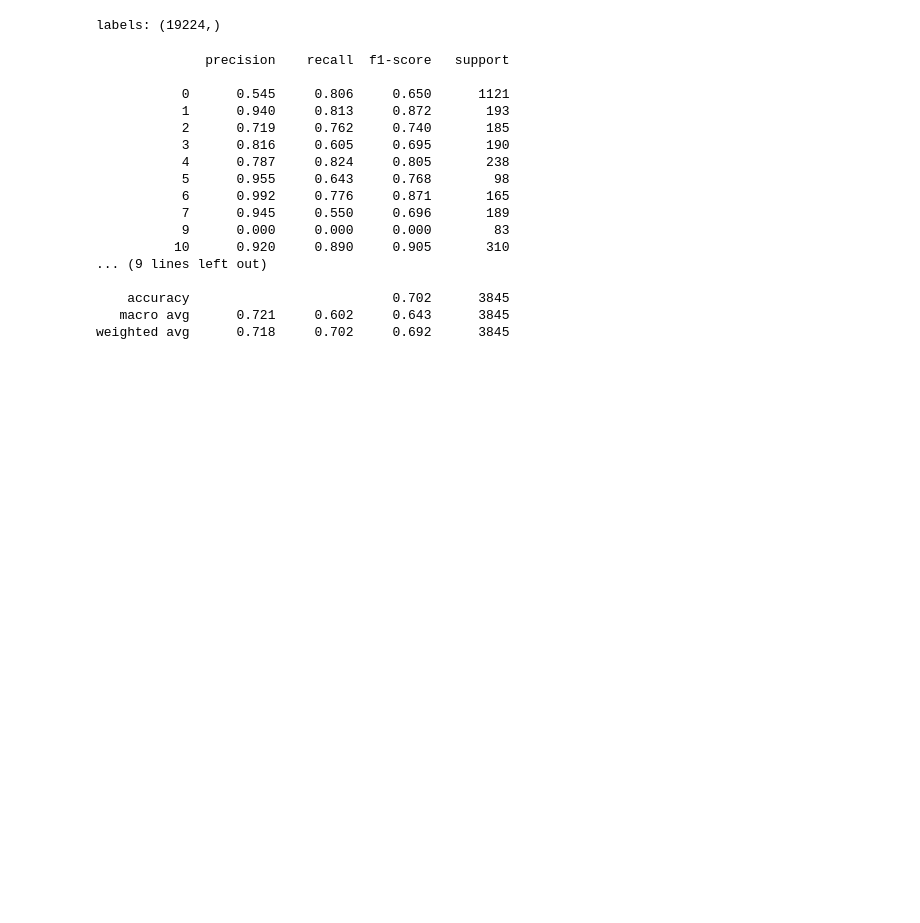
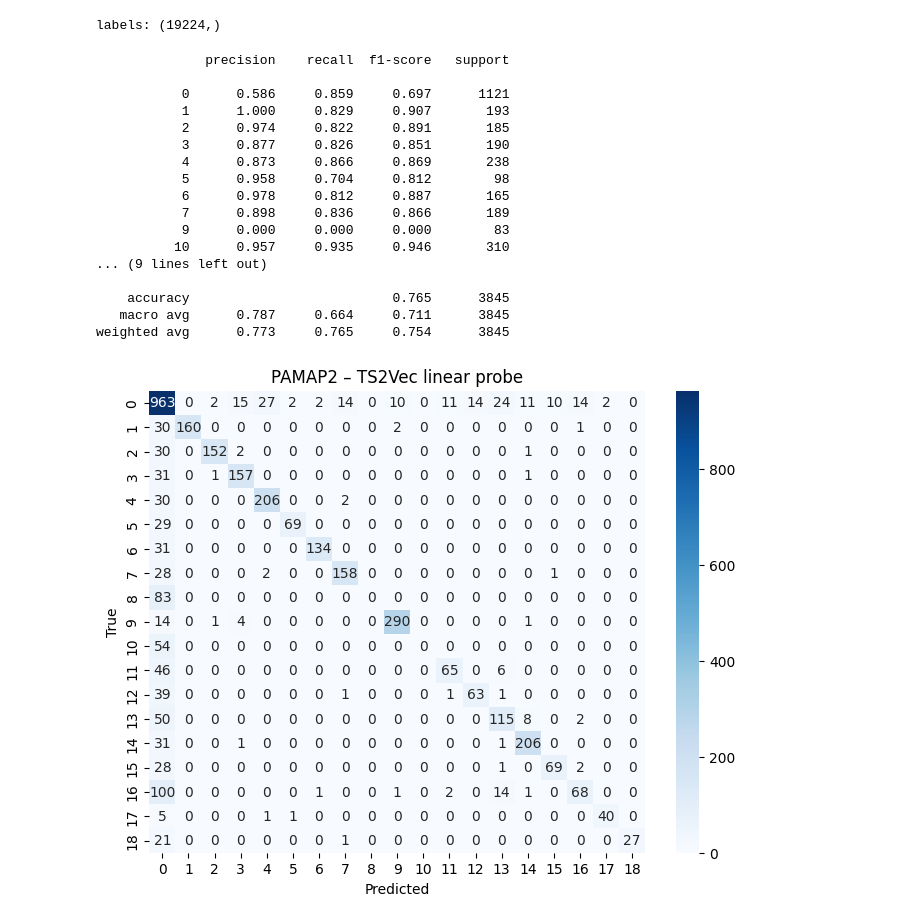
Before and after one commit to anastailina/FractalSSL, a Jupyter notebook: PAMAP2_TS2Vec_FractalSSL.ipynb, the cells around one changed output. Cells and saved outputs as stored; diff of their text form; code cells hidden in the pictures; blank space fills up the shorter version.

```diff
--- a/PAMAP2_TS2Vec_FractalSSL.ipynb
+++ b/PAMAP2_TS2Vec_FractalSSL.ipynb
@@ -585,25 +593,35 @@ from sklearn.metrics import classification_report, confusion_matrix
 
 X_tr, X_te, y_tr, y_te = train_test_split(emb_all, labels, stratify=labels, test_size=0.2, random_state=42)
 clf = LogisticRegression(
-    max_iter=500, multi_class='multinomial', solver='lbfgs')
-clf.fit(Xtr, ytr)
+    max_iter=500, multi_class='multinomial', solver='lbfgs'
+)
+clf.fit(X_tr, y_tr)
 
 print(classification_report(y_te, clf.predict(X_te), digits=3))
 # %% [output]
               precision    recall  f1-score   support
 
-           0      0.545     0.806     0.650      1121
-           1      0.940     0.813     0.872       193
-           2      0.719     0.762     0.740       185
-           3      0.816     0.605     0.695       190
-           4      0.787     0.824     0.805       238
-           5      0.955     0.643     0.768        98
-           6      0.992     0.776     0.871       165
-           7      0.945     0.550     0.696       189
+           0      0.586     0.859     0.697      1121
+           1      1.000     0.829     0.907       193
+           2      0.974     0.822     0.891       185
+           3      0.877     0.826     0.851       190
+           4      0.873     0.866     0.869       238
+           5      0.958     0.704     0.812        98
+           6      0.978     0.812     0.887       165
+           7      0.898     0.836     0.866       189
            9      0.000     0.000     0.000        83
-          10      0.920     0.890     0.905       310
+          10      0.957     0.935     0.946       310
 ... (9 lines left out)
 
-    accuracy                          0.702      3845
-   macro avg      0.721     0.602     0.643      3845
-weighted avg      0.718     0.702     0.692      3845
+    accuracy                          0.765      3845
+   macro avg      0.787     0.664     0.711      3845
+weighted avg      0.773     0.765     0.754      3845
+# %%
+import seaborn as sns, matplotlib.pyplot as plt
+cm = confusion_matrix(y_te, clf.predict(X_te))
+plt.figure(figsize=(8,6))
+sns.heatmap(cm, annot=True, fmt='d', cmap='Blues')
+plt.xlabel('Predicted'); plt.ylabel('True'); plt.title('PAMAP2 – TS2Vec linear probe')
+plt.show()
+# %% [output]
+[figure, added]
```
Also changed, not shown: parts of 3 cells of this notebook.
